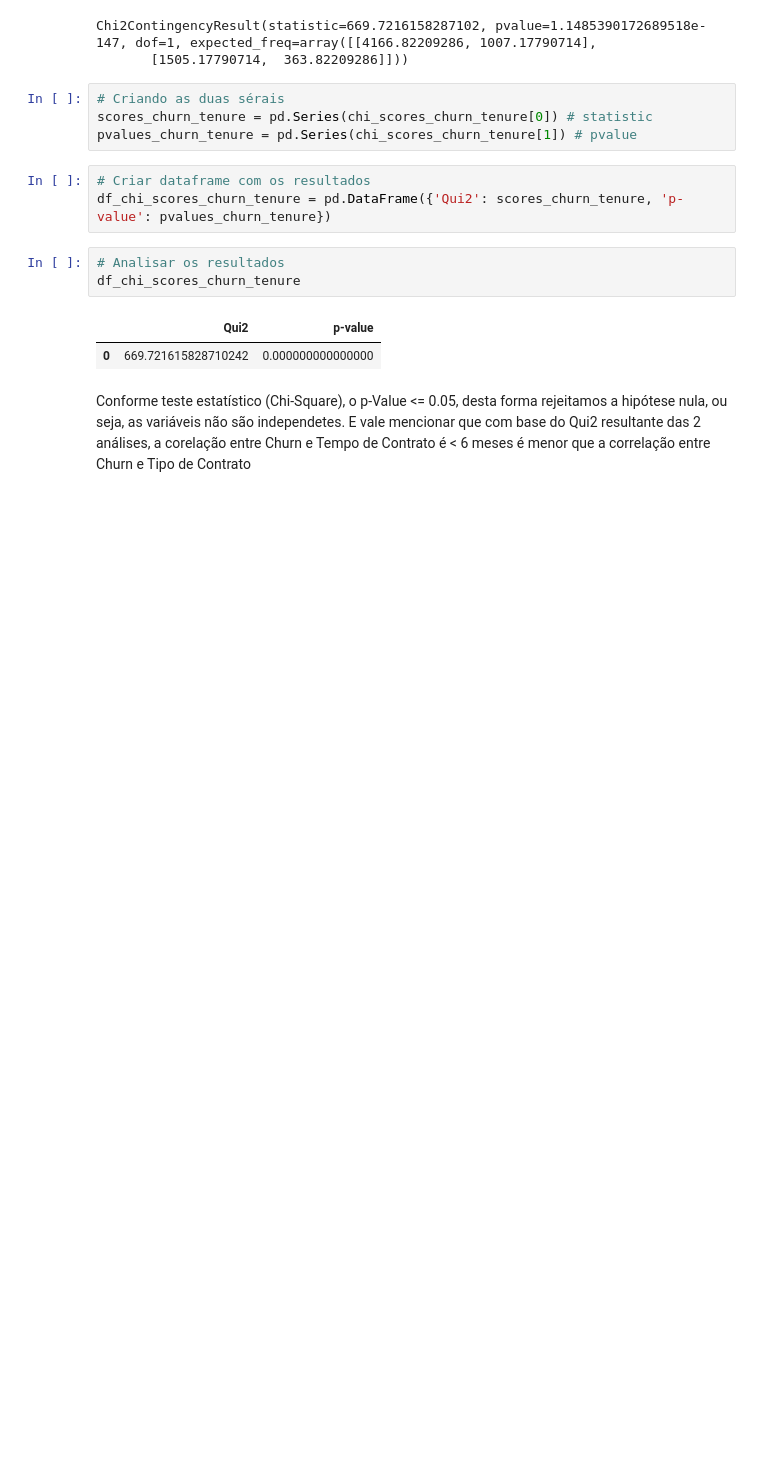
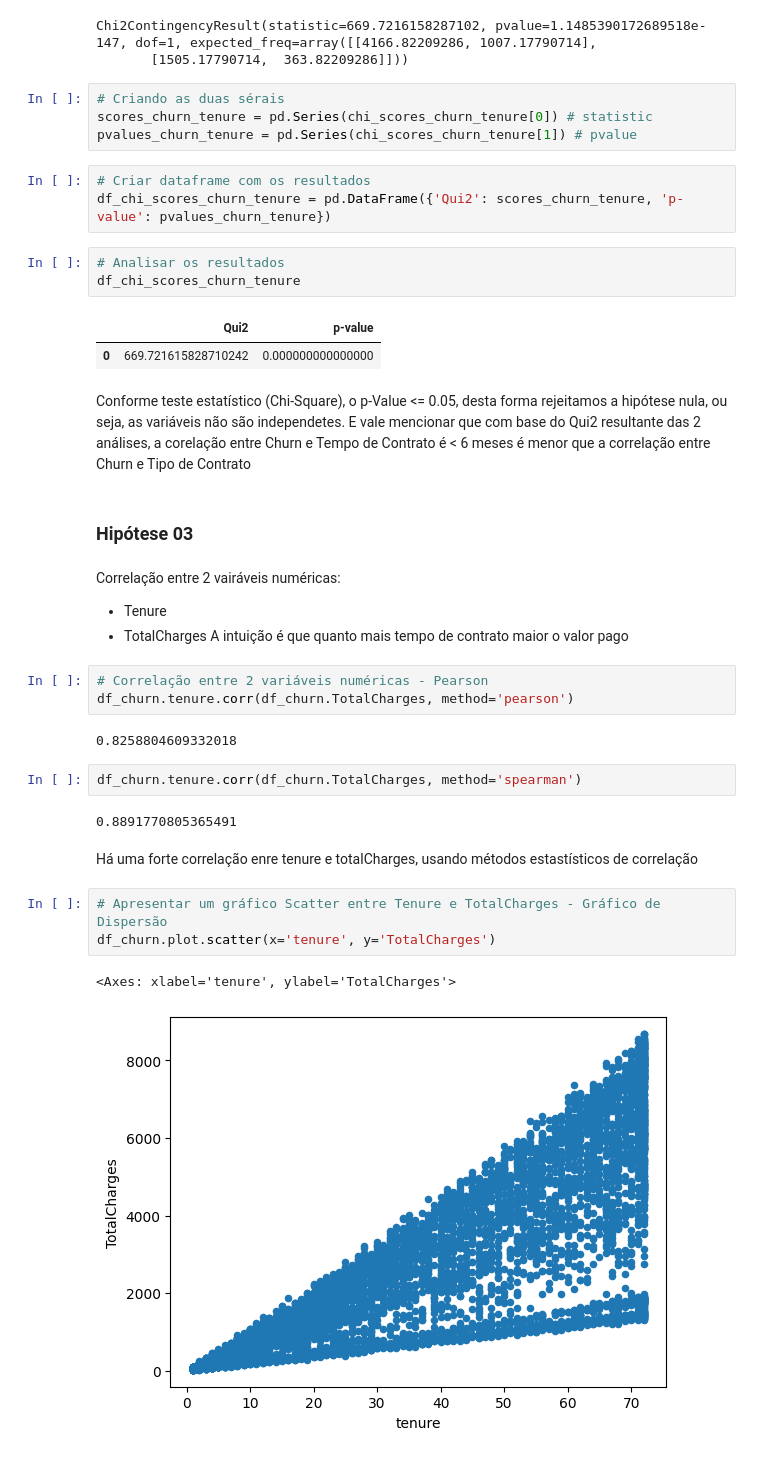
Before and after one commit to danilosalvador/IA_EDA, a Jupyter notebook: eda_churn.ipynb, the cells around one changed output. Cells and saved outputs as stored; diff of their text form; blank space fills up the shorter version.

```diff
--- a/eda_churn.ipynb
+++ b/eda_churn.ipynb
@@ -841,3 +841,27 @@ df_chi_scores_churn_tenure
 | 0 | 669.721615828710242 | 0.000000000000000 |
 # %% [markdown]
 Conforme teste estatístico (Chi-Square), o p-Value <= 0.05, desta forma rejeitamos a hipótese nula, ou seja, as variáveis não são independetes. E vale mencionar que com base do Qui2 resultante das 2 análises, a corelação entre Churn e Tempo de Contrato é < 6 meses é menor que a correlação entre Churn e Tipo de Contrato
+# %% [markdown]
+### Hipótese 03
+# %% [markdown]
+Correlação entre 2 vairáveis numéricas:
+- Tenure
+- TotalCharges
+A intuição é que quanto mais tempo de contrato maior o valor pago
+# %%
+# Correlação entre 2 variáveis numéricas - Pearson
+df_churn.tenure.corr(df_churn.TotalCharges, method='pearson')
+# %% [output]
+0.8258804609332018
+# %%
+df_churn.tenure.corr(df_churn.TotalCharges, method='spearman')
+# %% [output]
+0.8891770805365491
+# %% [markdown]
+Há uma forte correlação enre tenure e totalCharges, usando métodos estastísticos de correlação
+# %%
+# Apresentar um gráfico Scatter entre Tenure e TotalCharges - Gráfico de Dispersão
+df_churn.plot.scatter(x='tenure', y='TotalCharges')
+# %% [output]
+<Axes: xlabel='tenure', ylabel='TotalCharges'>
+[figure, added]
```
Also changed, not shown: parts of 1 cell of this notebook.
